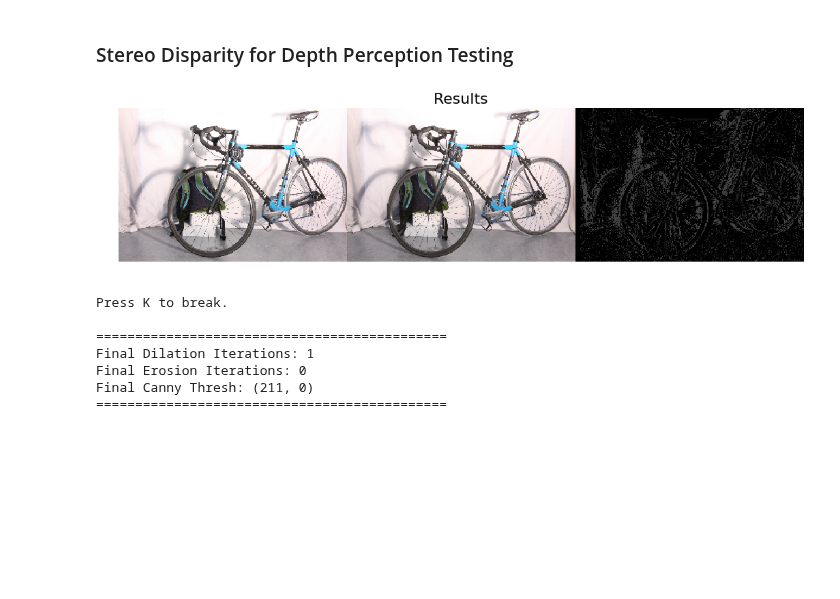
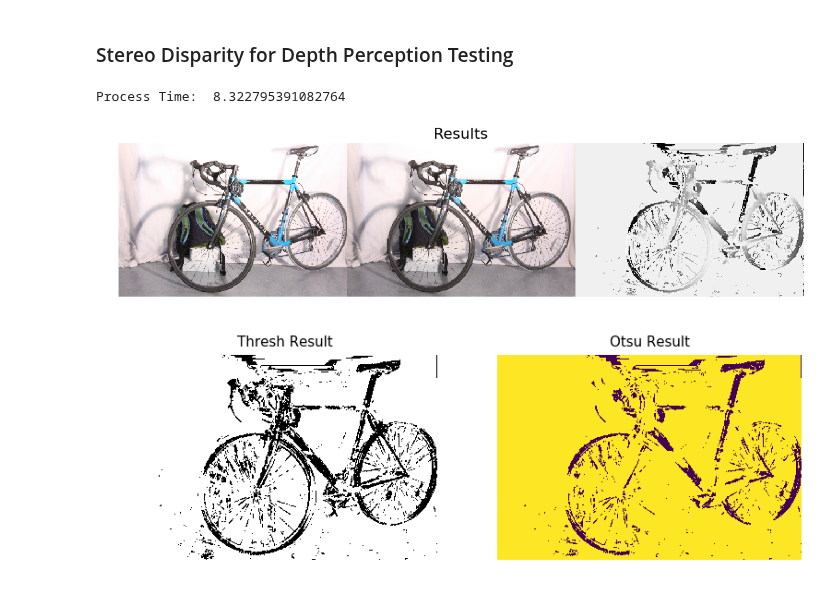
Before and after one commit to Mafeuz/OpenCV, a Jupyter notebook: Stereo/Stereo Disparity Testing.ipynb, the cells around one changed output. Saved outputs shown, nothing was run; the diff lists cells and outputs as text; code cells hidden in the pictures; blank space fills up the shorter version.

```diff
--- a/Stereo/Stereo Disparity Testing.ipynb
+++ b/Stereo/Stereo Disparity Testing.ipynb
@@ -21,13 +22,13 @@ imgL = cv2.imread(imgs_path1 + "/im0.png", 0)
 imgR = cv2.imread(imgs_path1 + "/im1.png", 0)
 
 # Setting parameters for StereoSGBM algorithm:
-minDisparity = 0;
-numDisparities = 64;
-blockSize = 8;
-disp12MaxDiff = 1;
-uniquenessRatio = 10;
-speckleWindowSize = 10;
-speckleRange = 8;
+minDisparity = 0
+numDisparities = 256
+blockSize = 12
+disp12MaxDiff = 1
+uniquenessRatio = 40
+speckleWindowSize = 40
+speckleRange = 12
 
 # Creating an object of StereoSGBM algorithm:
 stereo = cv2.StereoSGBM_create(minDisparity = minDisparity,
@@ -40,28 +41,30 @@ stereo = cv2.StereoSGBM_create(minDisparity = minDisparity,
     )
 
 # Calculating disparith using the StereoSGBM algorithm:
+start = time.time()
 disp = stereo.compute(imgL, imgR).astype(np.float32)
-disp = cv2.normalize(disp,0,255,cv2.NORM_MINMAX)
+end = time.time()
 
-# Conversion to 0~255 values:
+print('Process Time: ', end - start)
+
+# Conversion to BGR
+disp = disp.astype('uint8')
 disp = cv2.cvtColor(disp, cv2.COLOR_GRAY2BGR)
-disp = np.floor((disp + (0.004155987))*255)
-disp = disp.astype('uint8')
+# %% [output]
+Process Time:  8.322795391082764
 # %%
 imgL = cv2.imread(imgs_path1 + "/im0.png")
 imgR = cv2.imread(imgs_path1 + "/im1.png")
 imgs_array = [[imgL, imgR, disp]]
-stack = OpCV_Utils.stack_multiple_images(imgs_array, scale = 0.1)
-OpCV_Utils.show_single_image_plt(stack, 'Results', fig_size = (18,15))
+stack = OpCV_Utils.stackImgs(imgs_array, scale = 0.1)
+OpCV_Utils.show_single_img_plt(stack, 'Results', fig_size = (18,15))
 # %% [output]
-[figure, old version]
+[figure, new version]
-# %%
-OpCV_Utils.canny_trackbars(disp.copy(), krnl_size = (2,2), stack_scale=0.5)
-# %% [output]
-Press K to break.
-
-=============================================
-Final Dilation Iterations: 1
-Final Erosion Iterations: 0
-Final Canny Thresh: (211, 0)
-=============================================
+# %%
+thresh = 230
+_, img_otsu = cv2.threshold(disp.copy()[:,:,0], 0, 255, cv2.THRESH_BINARY+cv2.THRESH_OTSU)
+_, img_thresh = cv2.threshold(disp.copy(), thresh, 255, cv2.THRESH_BINARY)
+
+OpCV_Utils.show_multiple_imgs_plt([[img_thresh, img_otsu]], [['Thresh Result', 'Otsu Result']], fig_size=(13,13))
+# %% [output]
+[figure, added]
```
Also changed, not shown: parts of 2 cells of this notebook, 9 other files.
